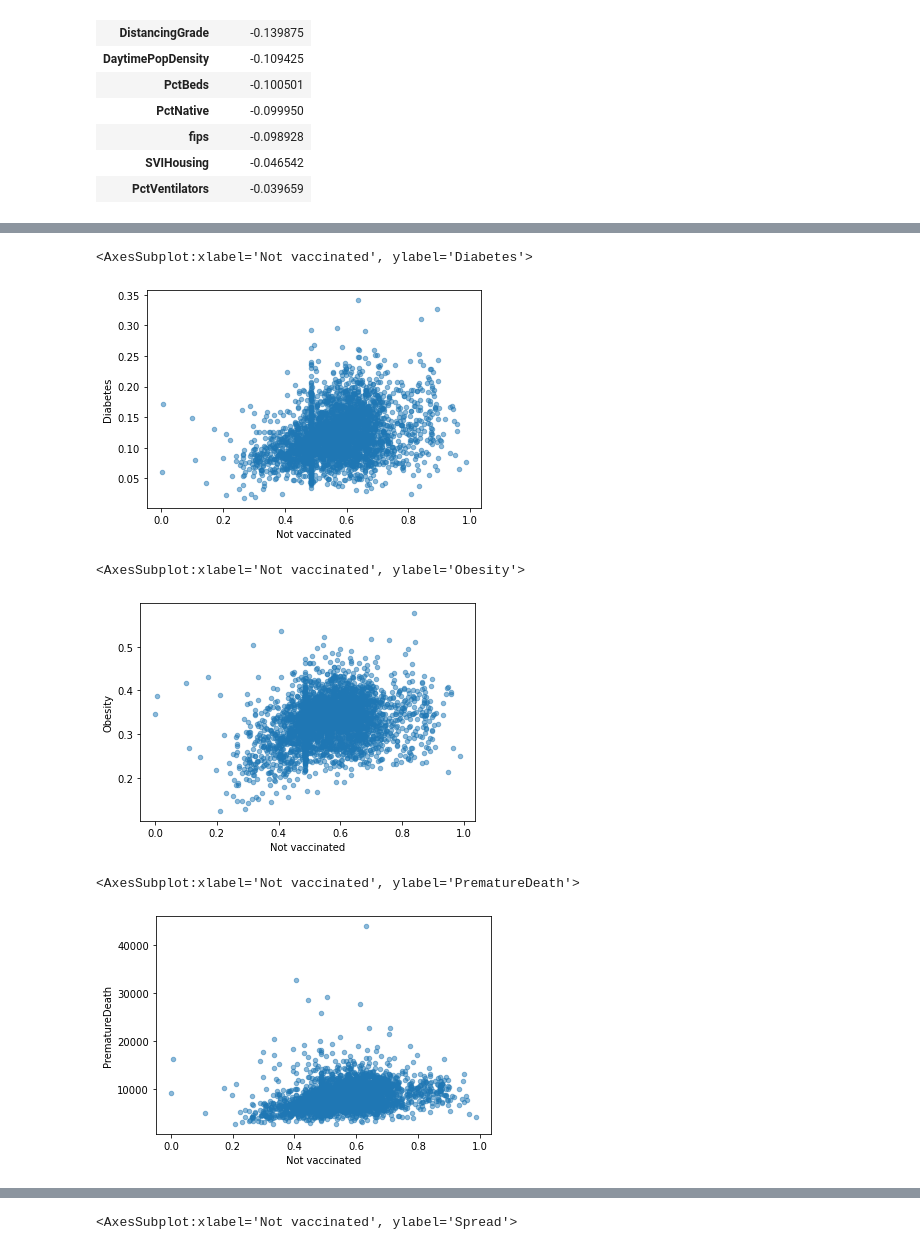
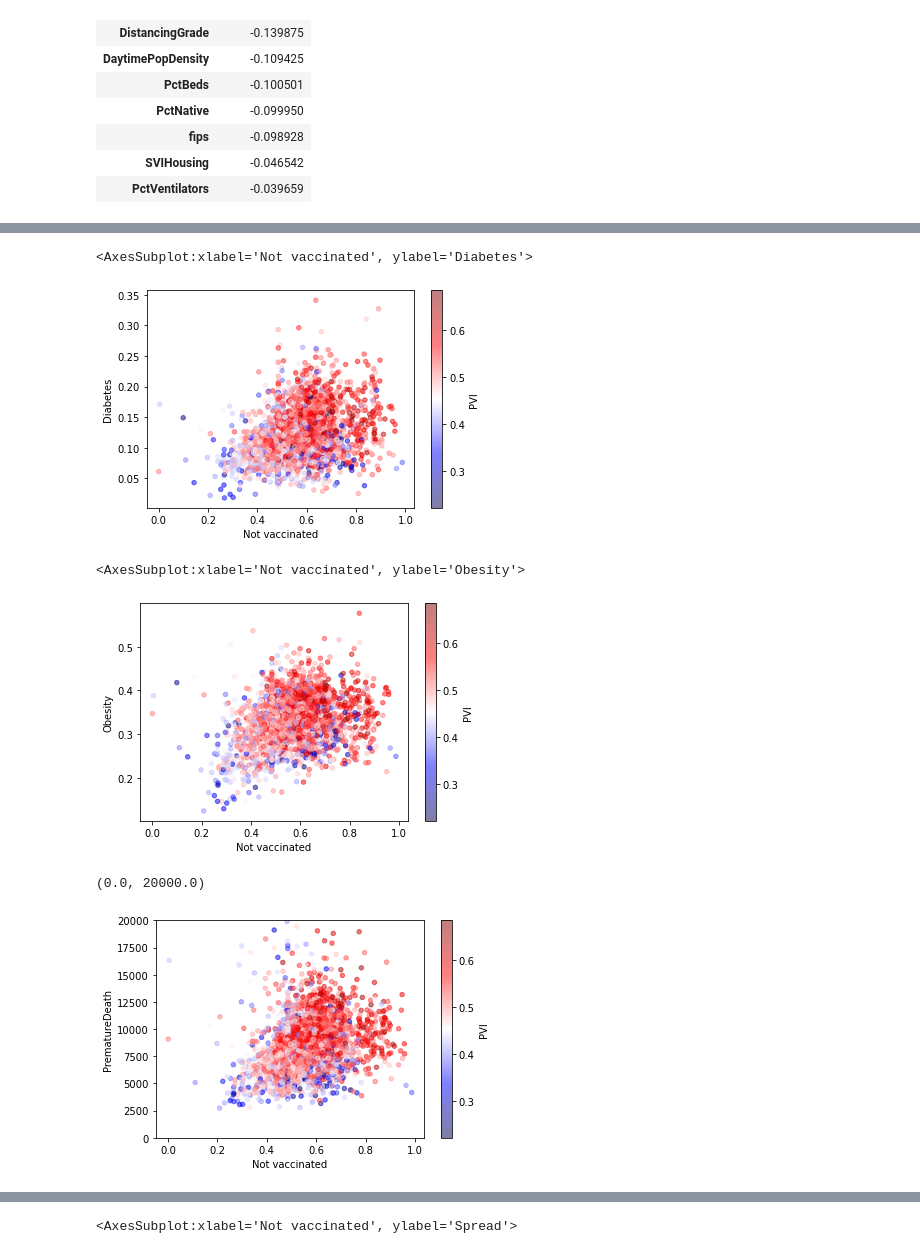
Before and after one commit to ralidimitrova/DS4A_team27, a Jupyter notebook: eda_notebooks/PVI_data_and_results.ipynb, the cells around one changed output, grey strips where cells are left out. Saved outputs shown, nothing was run; the diff lists cells and outputs as text; code cells hidden in the pictures.

```diff
--- a/eda_notebooks/PVI_data_and_results.ipynb
+++ b/eda_notebooks/PVI_data_and_results.ipynb
@@ -102,3 +102,4 @@ KeyboardInterrupt:
 # %%
 data = pd.read_csv(clean_csv_files+'PVI_05_Oct_data_clean.csv', delimiter=',')
 results = pd.read_csv(clean_csv_files+'PVI_05_Oct_results_clean.csv', delimiter=',')
+results = results[["fips", "ToxPi Score"]]
@@ -112,0 +106,2 @@ results = pd.read_csv(clean_csv_files+'PVI_05_Oct_results_clean.csv', delimiter=
+# %%
+pvi = pd.merge(data, results, on = "fips")
@@ -150,5 +161,5 @@ Index(['row', 'sid', 'casrn', 'name', 'Cases', 'Deaths', 'Sick', 'Spread',
       dtype='object')
 # %%
-pvi = pvi.rename(columns = {"casrn":"fips", "name":"Name", "Vaccines": "Not vaccinated"})
+pvi = pvi.rename(columns = {"Vaccines": "Not vaccinated", "ToxPi Score": "PVI"})
 pvi
 # %% [output]
@@ -168,3 +178,0 @@ pvi
-# %%
-# drop HClust Group and KMeans Groups
-pvi = pvi.drop(["row","sid"], axis=1)
@@ -260,16 +257,17 @@ pvi.plot.scatter(x='Not vaccinated', y='Smoking', alpha=0.5)
 # %%
-pvi.plot.scatter(x='Not vaccinated', y='Diabetes', alpha=0.5)
+pvi.plot.scatter(x='Not vaccinated', y='Diabetes', c= "PVI", alpha=0.5, cmap='seismic', sharex=False)
 # %% [output]
 <AxesSubplot:xlabel='Not vaccinated', ylabel='Diabetes'>
-[figure, old version]
+[figure, new version]
 # %%
-pvi.plot.scatter(x='Not vaccinated', y='Obesity', alpha=0.5)
+pvi.plot.scatter(x='Not vaccinated', y='Obesity', c= "PVI", alpha=0.5, cmap='seismic', sharex=False)
 # %% [output]
 <AxesSubplot:xlabel='Not vaccinated', ylabel='Obesity'>
-[figure, old version]
+[figure, new version]
 # %%
-pvi.plot.scatter(x='Not vaccinated', y='PrematureDeath', alpha=0.5)
+pvi.plot.scatter(x='Not vaccinated', y='PrematureDeath', c= "PVI", alpha=0.5, cmap='seismic', sharex=False)
+plt.ylim(0, 20000)
 # %% [output]
-<AxesSubplot:xlabel='Not vaccinated', ylabel='PrematureDeath'>
+(0.0, 20000.0)
-[figure, old version]
+[figure, new version]
 # %%
```
Also changed, not shown: parts of 18 cells of this notebook.
